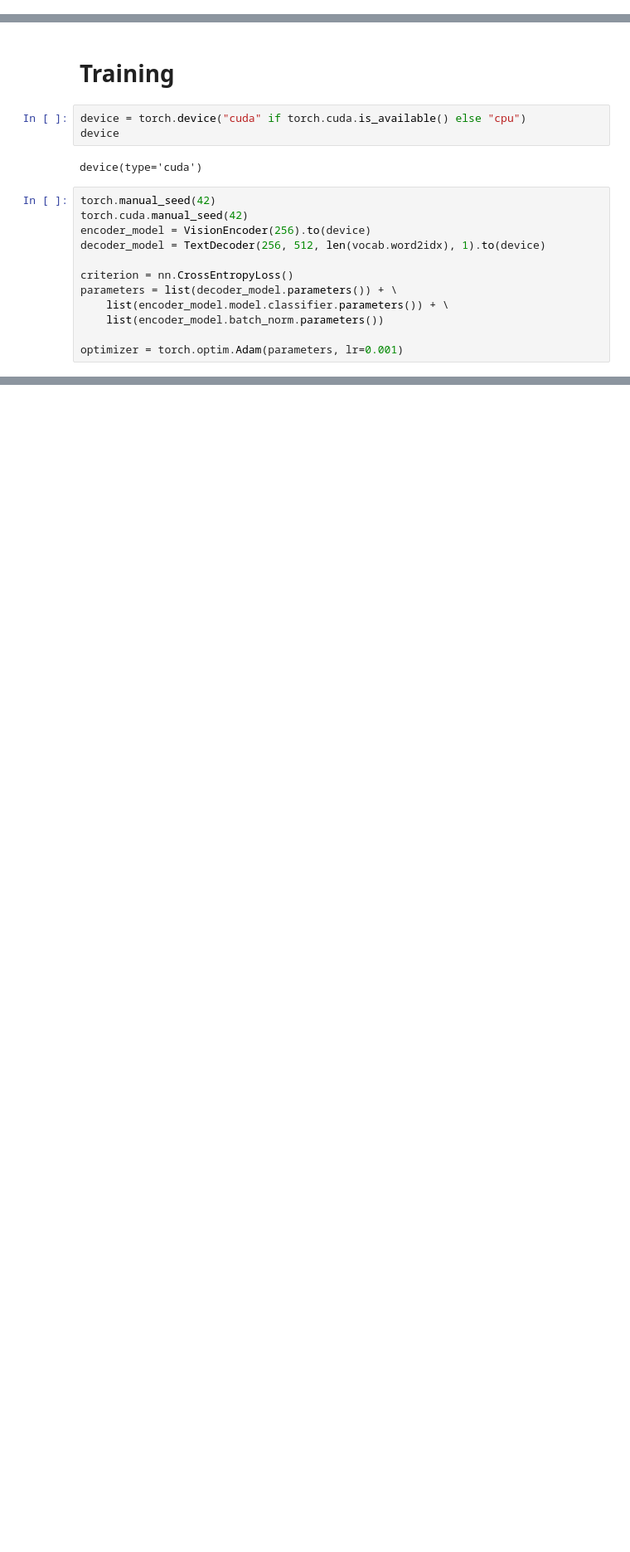
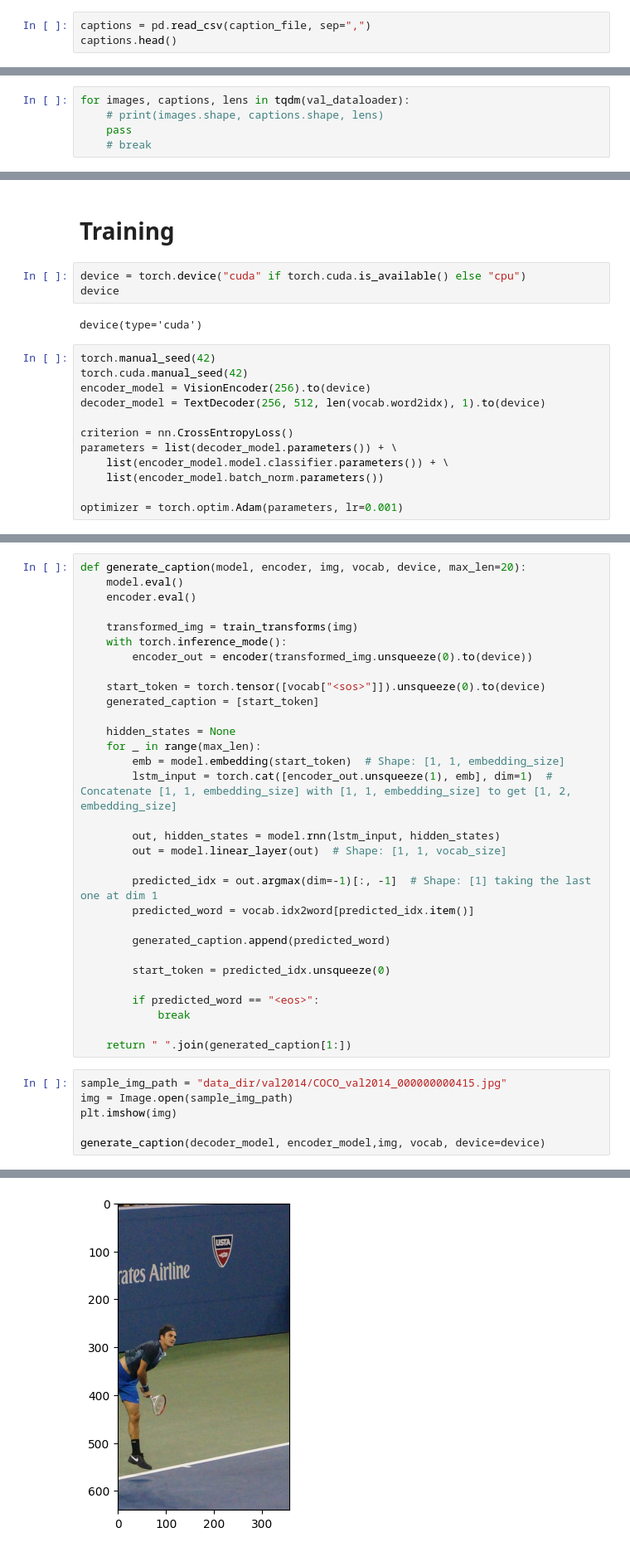
Before and after one commit to Ronit33/image-to-text, a Jupyter notebook: cnn_lstm.ipynb, the cells around one changed output, grey strips where cells are left out. Shown at 83% size. Cells and saved outputs as stored; diff of their text form; blank space fills up the shorter version.

```diff
--- a/cnn_lstm.ipynb
+++ b/cnn_lstm.ipynb
@@ -14,0 +31,3 @@
+# %%
+captions = pd.read_csv(caption_file, sep=",")
+captions.head()
@@ -222,3 +240,8 @@ torch.Size([4, 3, 384, 384]) tensor([[   0,   12, 1538,   38,  258,   12,   31,
+# %%
+for images, captions, lens in tqdm(val_dataloader):
+    # print(images.shape, captions.shape, lens)
+    pass
+    # break
 # %%
 import torch
 import torch.nn as nn
@@ -347,0 +486,38 @@ Epoch [0/5], Step [990/103529], Loss: 3.5256, Perplexity: 33.9752
+# %%
+def generate_caption(model, encoder, img, vocab, device, max_len=20):
+    model.eval()
+    encoder.eval()
+
+    transformed_img = train_transforms(img)
+    with torch.inference_mode():
+        encoder_out = encoder(transformed_img.unsqueeze(0).to(device))
+
+    start_token = torch.tensor([vocab["<sos>"]]).unsqueeze(0).to(device)
+    generated_caption = [start_token]
+
+    hidden_states = None
+    for _ in range(max_len):
+        emb = model.embedding(start_token)  # Shape: [1, 1, embedding_size]
+        lstm_input = torch.cat([encoder_out.unsqueeze(1), emb], dim=1)  # Concatenate [1, 1, embedding_size] with [1, 1, embedding_size] to get [1, 2, embedding_size]
+
+        out, hidden_states = model.rnn(lstm_input, hidden_states)
+        out = model.linear_layer(out)  # Shape: [1, 1, vocab_size]
+
+        predicted_idx = out.argmax(dim=-1)[:, -1]  # Shape: [1] taking the last one at dim 1
+        predicted_word = vocab.idx2word[predicted_idx.item()]
+
+        generated_caption.append(predicted_word)
+
+        start_token = predicted_idx.unsqueeze(0)
+
+        if predicted_word == "<eos>":
+            break
+
+    return " ".join(generated_caption[1:])
+# %%
+sample_img_path = "data_dir/val2014/COCO_val2014_000000000415.jpg"
+img = Image.open(sample_img_path)
+plt.imshow(img)
+
+generate_caption(decoder_model, encoder_model,img, vocab, device=device)
+# %% [output]
@@ -347,0 +525 @@ Epoch [0/5], Step [990/103529], Loss: 3.5256, Perplexity: 33.9752
+[figure, added]
```
Also changed, not shown: parts of 35 cells of this notebook.
